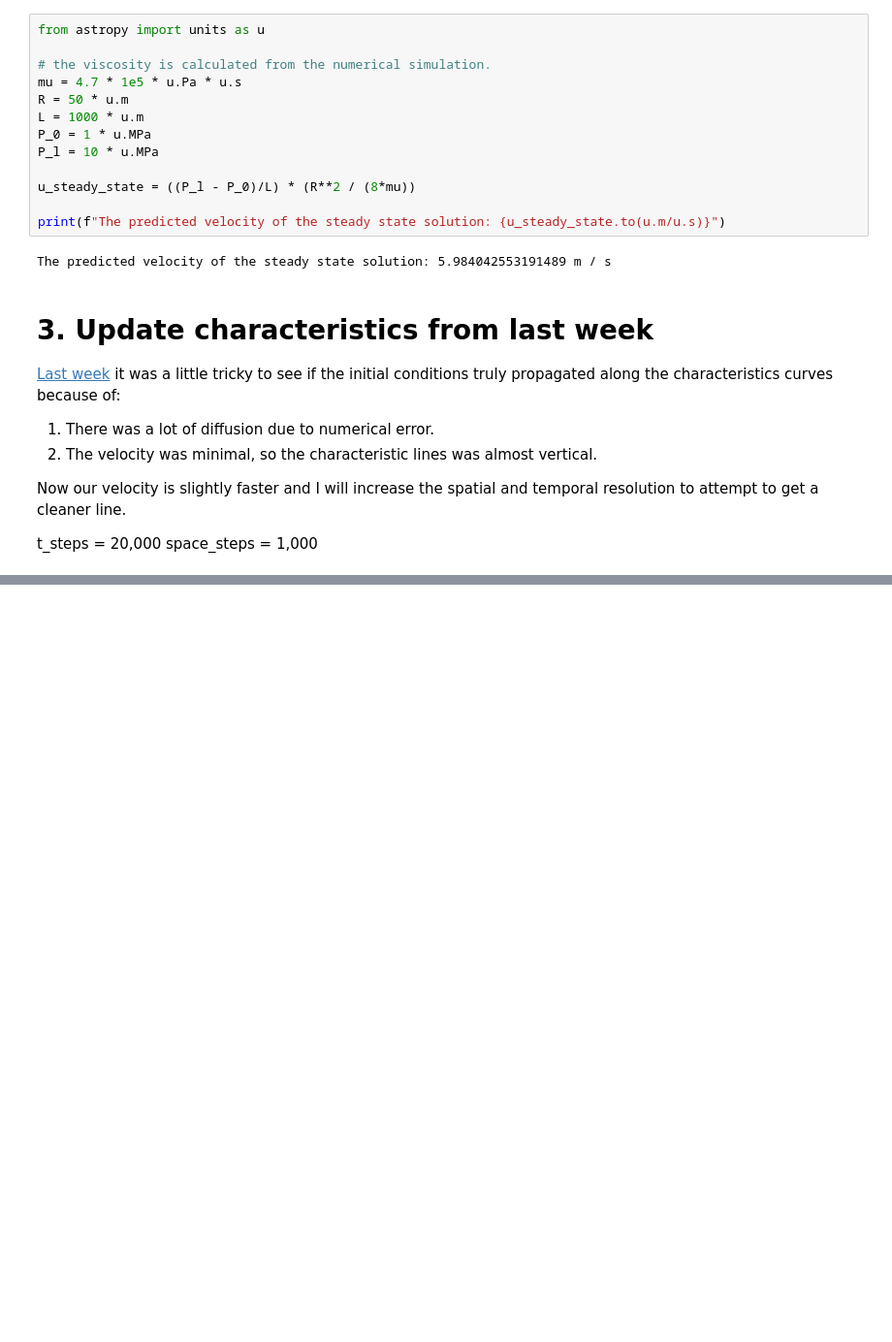
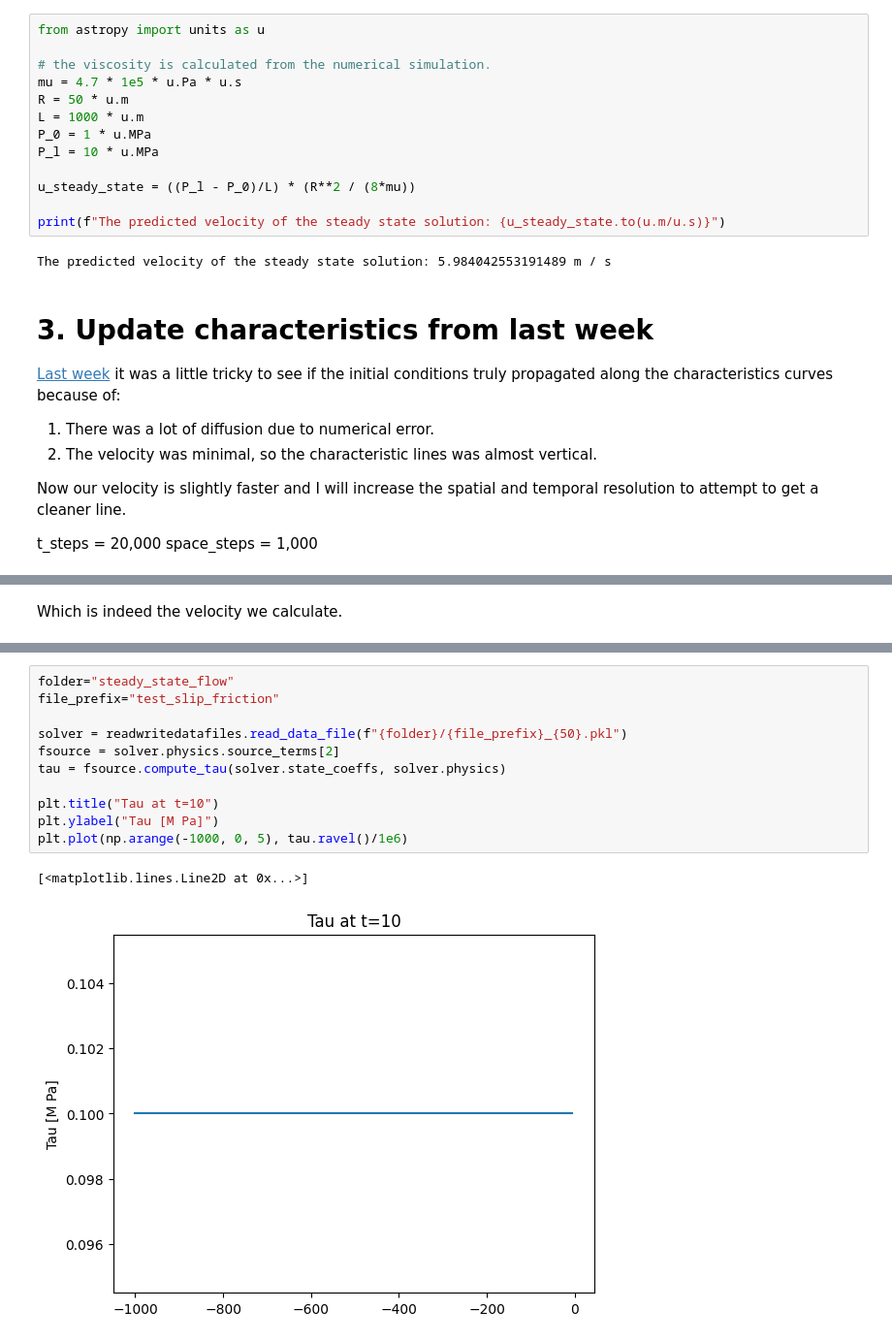
Before and after one commit to fredriclam/quail_volcano, a Jupyter notebook: scenarios/simple_1D_test/steady_state_flow/2025.2.10.experiments.ipynb, the cells around one changed output, grey strips where cells are left out. Shown at 97% size. Cells and saved outputs as stored; diff of their text form; blank space fills up the shorter version.

Commit message:
Verify our mapping from slip -> sheer stress.

```diff
--- a/scenarios/simple_1D_test/steady_state_flow/2025.2.10.experiments.ipynb
+++ b/scenarios/simple_1D_test/steady_state_flow/2025.2.10.experiments.ipynb
@@ -262,3 +293,5 @@ $$
+# %% [markdown]
+Which is indeed the velocity we calculate.
 # %%
 ani = animate.animate_conduit_pressure("steady_state_flow", iterations=100, file_prefix="test_slip_friction")
 
@@ -266,6 +299,20 @@ HTML(ani.to_html5_video())
 # %% [output]
 /Users/paxton/git/quail_volcano/scenarios/simple_1D_test
 [interactive output not drawn]
+# %%
+folder="steady_state_flow"
+file_prefix="test_slip_friction"
+
+solver = readwritedatafiles.read_data_file(f"{folder}/{file_prefix}_{50}.pkl")
+fsource = solver.physics.source_terms[2]
+tau = fsource.compute_tau(solver.state_coeffs, solver.physics)
+
+plt.title("Tau at t=10")
+plt.ylabel("Tau [M Pa]")
+plt.plot(np.arange(-1000, 0, 5), tau.ravel()/1e6)
+# %% [output]
+[<matplotlib.lines.Line2D at 0x...>]
+[figure, added]
 # %% [markdown]
 ## 4.5 Open questions
 
```
Also changed, not shown: parts of 9 cells of this notebook, 3 other files.
